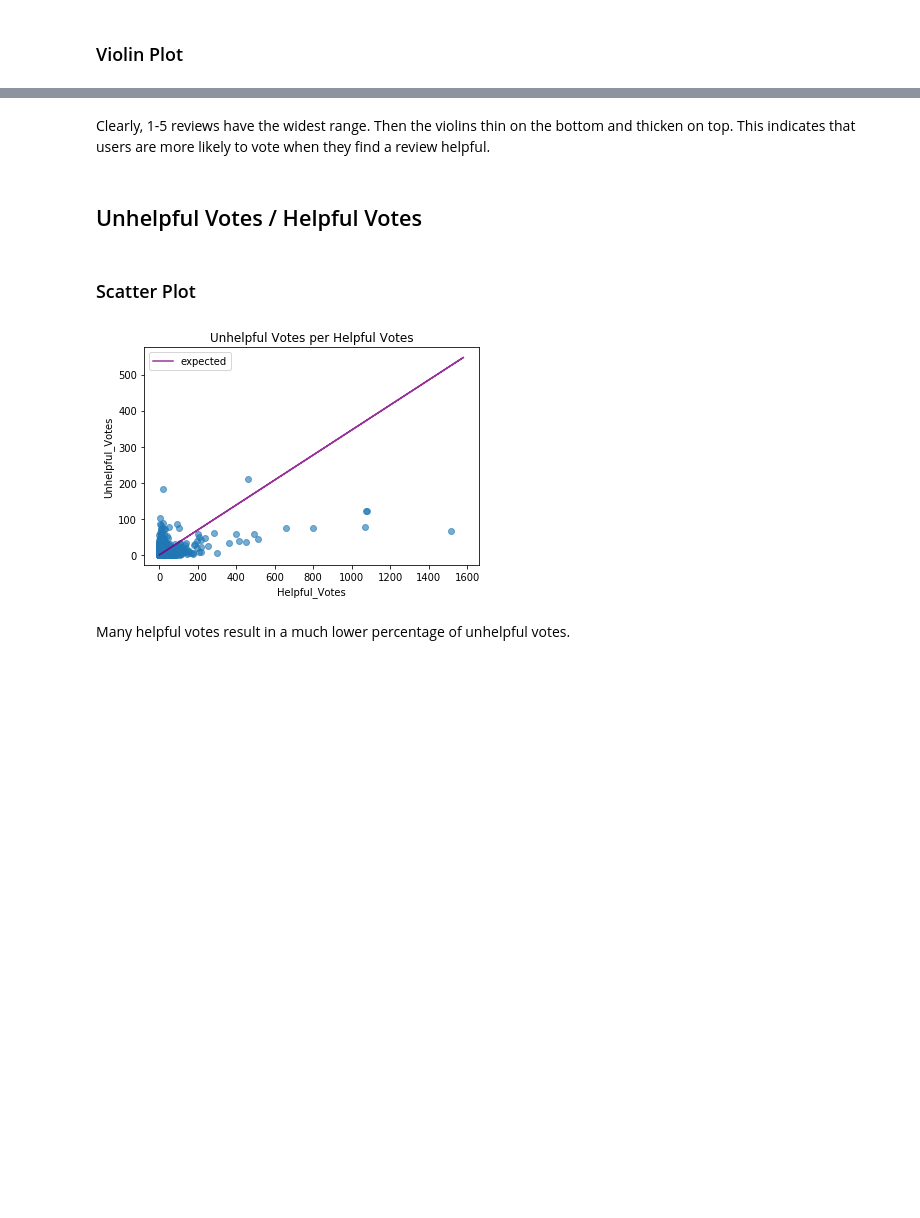
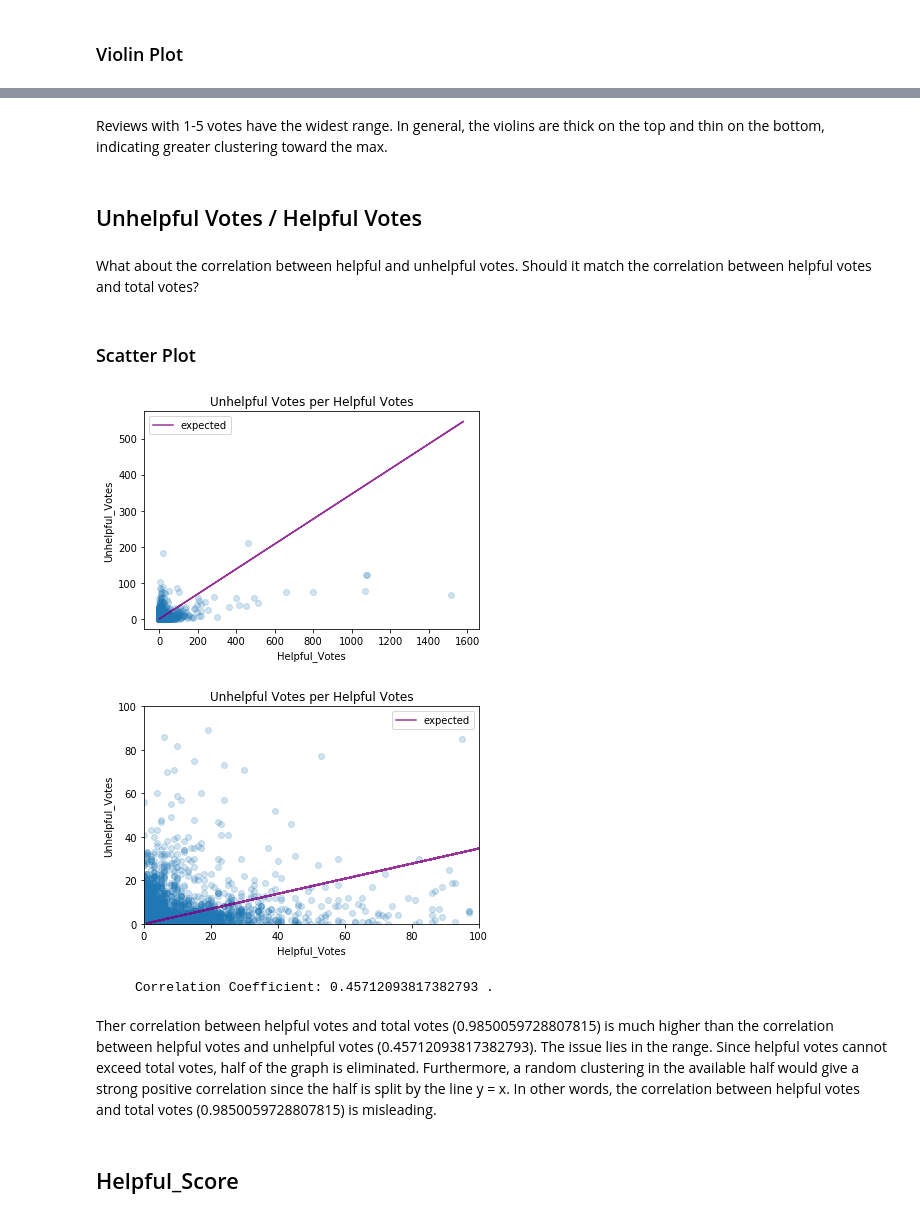
Before and after one commit to coreyjwade/Ranking_Reviewers_EDA, a Jupyter notebook: EDA_Ranking_Reviewers.ipynb, the cells around one changed output, grey strips where cells are left out. Drawn from its saved outputs; the diff is of its cells as text; code cells hidden in the pictures; blank space fills up the shorter version.

```diff
--- a/EDA_Ranking_Reviewers.ipynb
+++ b/EDA_Ranking_Reviewers.ipynb
@@ -131,0 +233,6 @@ df['Helpful_Rating']=(df['Helpful_Percentage']*100 + df['Helpful_Rating'])/2
+# %%
+# determine slope, y_intercept from two given points
+def two_points_line(a,b):
+    slope = (b[1] - a[1])/(b[0]-a[0])
+    y_int = a[1] - slope * a[0]
+    return slope, y_int
@@ -131,0 +266,3 @@ df['Helpful_Rating']=(df['Helpful_Percentage']*100 + df['Helpful_Rating'])/2
+# %%
+# create new column converting Helpful_Votes to a rating
+df['Helpful_Votes_Rating'] = df['Helpful_Votes'].apply(helpful_votes_rating)
@@ -131,0 +271,4 @@ df['Helpful_Rating']=(df['Helpful_Percentage']*100 + df['Helpful_Rating'])/2
+# %%
+df['Helpful_Percentage_Book'] = df['Helpful_Votes']/df['Helpful_Votes_Book']
+df['Helpful_Percentage_Book_Score'] = np.log(df['Helpful_Percentage_Book']+1.71828)
+df['Helpful_Percentage_Book_Score'].describe()
@@ -131,0 +287,3 @@ df['Helpful_Rating']=(df['Helpful_Percentage']*100 + df['Helpful_Rating'])/2
+# %%
+# Create weighted helpful score
+df['Helpful_Score'] = (0.48*df['Helpful_Votes_Rating'] + 0.48*df['Helpful_Percentage']) + 0.04*df['Helpful_Percentage_Book_Score']
@@ -278,25 +469,59 @@ Try using .loc[row_indexer,col_indexer] = value instead
 See the caveats in the documentation: http://pandas.pydata.org/pandas-docs/stable/indexing.html#indexing-view-versus-copy
   self.obj[item] = s
 [figure]
-# %% [markdown]
-Clearly, 1-5 reviews have the widest range. Then the violins thin on the bottom and thicken on top. This indicates that users are more likely to vote when they find a review helpful.
+# %% [markdown]
+Reviews with 1-5 votes have the widest range. In general, the violins are thick on the top and thin on the bottom, indicating greater clustering toward the max.
 # %% [markdown]
 ## Unhelpful Votes / Helpful Votes
+# %% [markdown]
+What about the correlation between helpful and unhelpful votes. Should it match the correlation between helpful votes and total votes?
 # %% [markdown]
 ### Scatter Plot
 # %%
 # Create scatter plot comparing Total_Votes to Helpful_Votes
-scatter('Helpful_Votes', 'Unhelpful_Votes', 'Unhelpful Votes per Helpful Votes', df_sub, 0.6)
+scatter('Helpful_Votes', 'Unhelpful_Votes', 'Unhelpful Votes per Helpful Votes', df_sub, 0.2)
 
 # The purple line is the expected value of helpful votes
 expectedLine, = plt.plot(x, x/helpfulPercentage-x, 'purple', label='expected', alpha=0.8)
 
 # Create legend
 plt.legend(handles=[expectedLine])
 
 # Show plot
 plt.show()
+
+# Create scatter plot comparing Total_Votes to Helpful_Votes
+scatter('Helpful_Votes', 'Unhelpful_Votes', 'Unhelpful Votes per Helpful Votes', df_sub, alpha=0.2)
+
+# The purple line is the expected value of helpful votes
+expectedLine, = plt.plot(x, x/helpfulPercentage-x, 'purple', label='expected', alpha=0.8)
+
+# Create legend
+plt.legend(handles=[expectedLine])
+
+# Set x,y bounds
+plt.xlim(0,100)
+plt.ylim(0,100)
+
+# Show plot
+plt.show()
+
+# CORRELATION
+
+# Choose correlation arrays
+x = df_sub['Helpful_Votes']
+y = df_sub['Unhelpful_Votes']
+
+# Compute correlation of x,y
+coeff = correlation(x,y)
+
+# Print result
+print('     Correlation Coefficient:', coeff, '.')
 # %% [output]
-[figure, old version]
+[figure, new version]
+[figure, added]
+     Correlation Coefficient: 0.45712093817382793 .
-# %% [markdown]
-Many helpful votes result in a much lower percentage of unhelpful votes.
+# %% [markdown]
+Ther correlation between helpful votes and total votes (0.9850059728807815) is much higher than the correlation between helpful votes and unhelpful votes (0.45712093817382793). The issue lies in the range. Since helpful votes cannot exceed total votes, half of the graph is eliminated. Furthermore, a random clustering in the available half would give a strong positive correlation since the half is split by the line y = x. In other words, the correlation between helpful votes and total votes (0.9850059728807815) is misleading.
+# %% [markdown]
+## Helpful_Score
```
Also changed, not shown: parts of 63 cells of this notebook.
